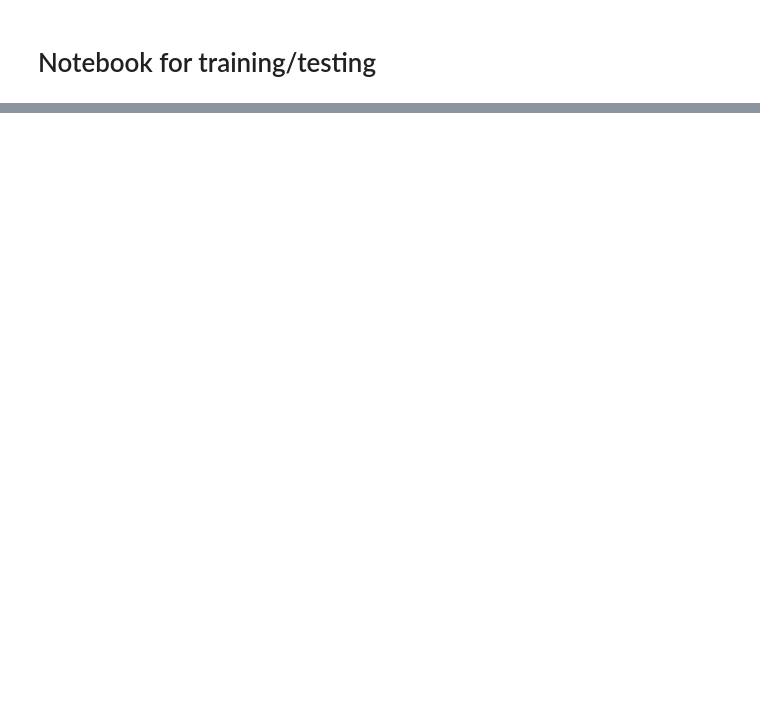
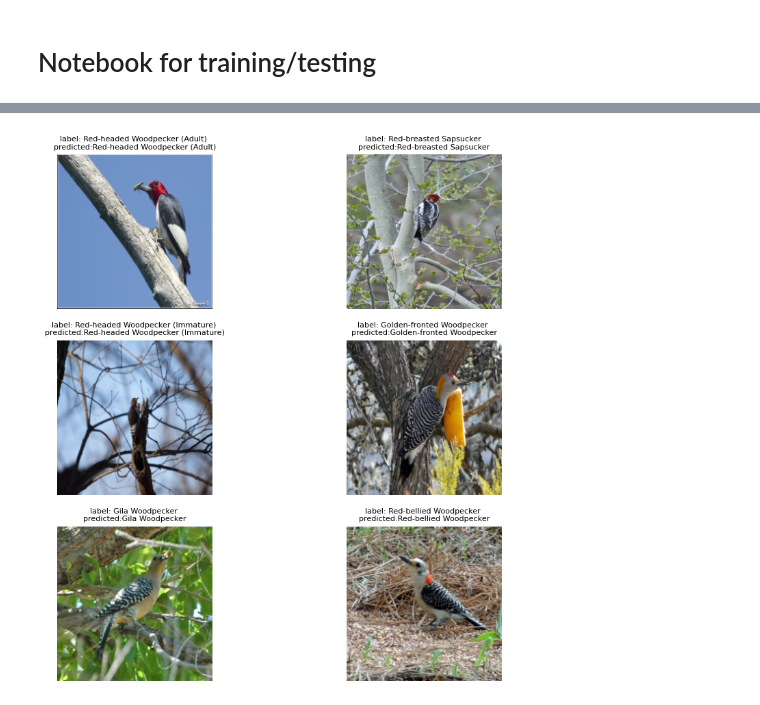
Before and after one commit to phasedg/birddb, a Jupyter notebook: notebooks/rn50_train.ipynb, the cells around one changed output, grey strips where cells are left out. Saved outputs shown, nothing was run; the diff lists cells and outputs as text; code cells hidden in the pictures; blank space fills up the shorter version.

```diff
--- a/notebooks/rn50_train.ipynb
+++ b/notebooks/rn50_train.ipynb
@@ -50,14 +54,11 @@ if rc == 'colab':
 from pathlib import Path
 if rc == 'colab':
     datadir = Path('/content')
-    untar = 'CUB'
-    if untar == 'nab':
-      CUBDir = Path('/content/CUB_200_2011/CUB_200_2011/')
     expdir = Path('/content/gdrive/MyDrive/birddb/expts')
     sys.path.append('/content/gdrive/MyDrive/birddb/src')
 else:
     datadir = Path('/data1/datasets/birds')
-    expir = Path('/data1/datasets/birds/expts')
+    expdir = Path('/home/dg/proj/birddb/expts')
     sys.path.append('/home/dg/proj/birddb/src')
 # %%
 import birddb
@@ -66,10 +67,7 @@ import models
 import expt
 # %%
 
-dbname = 'nabirds_bbs'
-myexpdir = str(expdir) + '/RN50_V1/T2/' + dbname
-if not os.path.exists(myexpdir):
-  os.makedirs(myexpdir)
+dbname = 'nab_wood_sm'
 # %%
 dbdir = Path(datadir / dbname)
 trainds = birddb.TrainImageDataset(dbdir)
@@ -83,10 +122,12 @@ myexpt.trainModel(30)
 # %%
 import importlib
 importlib.reload(expt)
-myexpt = expt.Expt_RN50_V1_T2(myexpdir,datadir,dbname,device)
+myexpt = expt.Expt_RN50_V1_T2(expdir,datadir,dbname,device)
 model = myexpt.loadModel()
 # note - makeDataloader always adds resize transform
 
 myexpt.visualizeOnDataset(trainds)
+# %% [output]
+[figure, added]
 # %%
 myexpt.visualizeOnDataset(testds)
```
Also changed, not shown: parts of 8 cells of this notebook, 1 other file.
